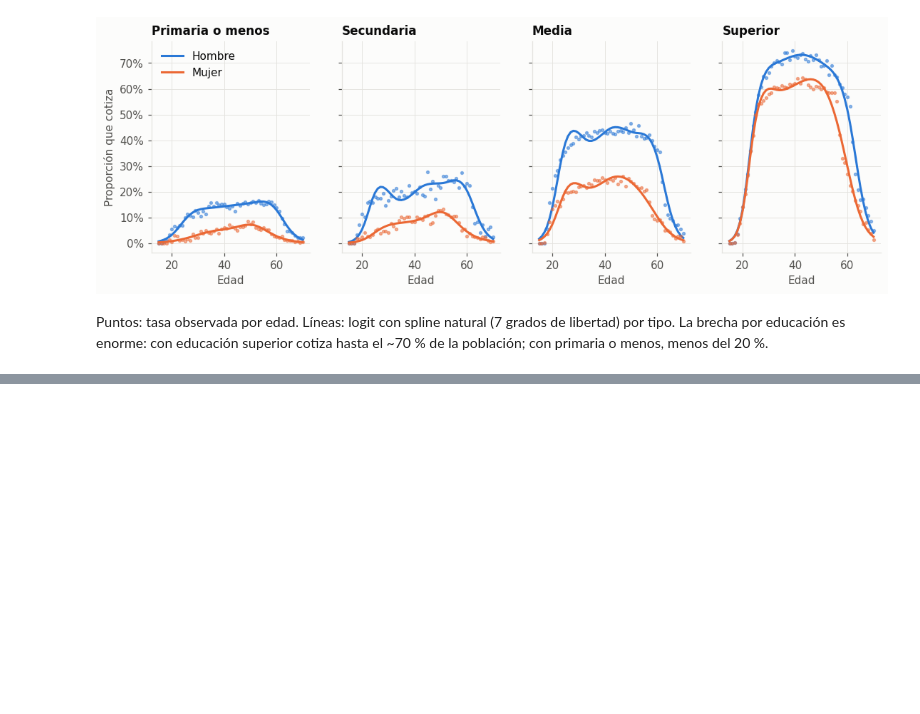
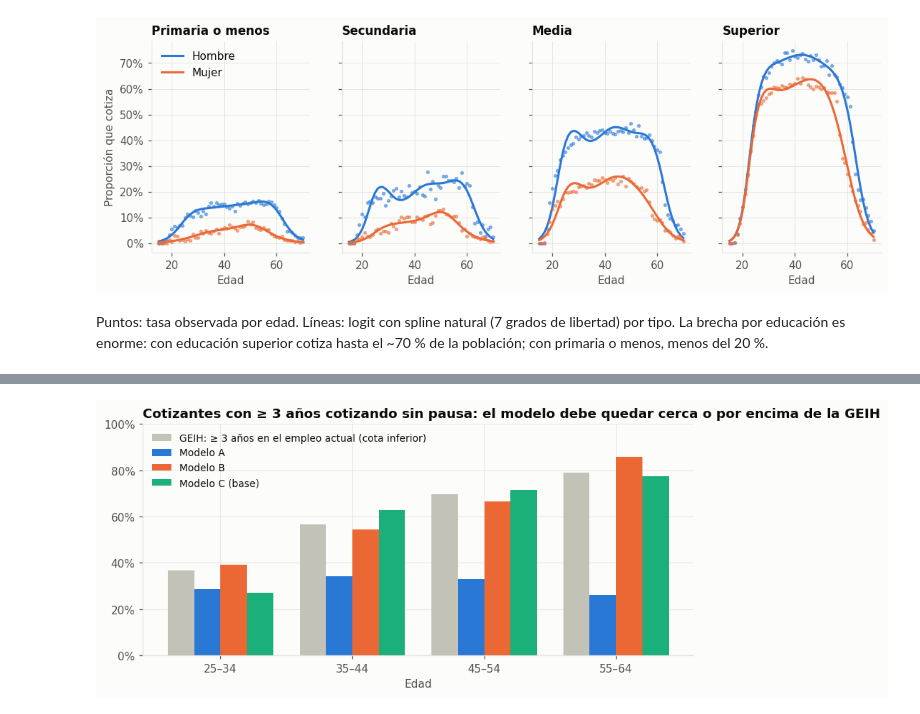
Before and after one commit to IntegralIndefinida/pension-montecarlo, a Jupyter notebook: notebooks/04_cotizacion.ipynb, the cells around one changed output, grey strips where cells are left out. Cells and saved outputs as stored; diff of their text form; code cells hidden in the pictures; blank space fills up the shorter version.

```diff
--- a/notebooks/04_cotizacion.ipynb
+++ b/notebooks/04_cotizacion.ipynb
@@ -319,0 +87,20 @@ pd.DataFrame(filas).set_index("semanas a los 40").style.format({"η medio": "{:.
+# %%
+def calibrar_A():
+    def resid(p):
+        mo = C.momentos(C.ModeloCotizacion(E, tasas_l, np.exp(p[0]), np.exp(p[1])), pob)
+        return [mo["cotizantes_sobre_activos"] - 0.82, mo["alguna_vez"] - 0.77]
+    r = optimize.least_squares(resid, x0=np.log([0.1, 1.3]), diff_step=0.05)
+    return C.ModeloCotizacion(E, tasas_l, float(np.exp(r.x[0])), float(np.exp(r.x[1])))
+
+mA = calibrar_A()
+mB = C.calibrar(tasas, pob, objetivos_periodo=obj, x0=(0.2, 0.8, 4.0))
+mC = C.ModeloCotizacion.cargar()                     # base, estimada con C.estimar()
+modelos = {"A": mA, "B": mB, "C (base)": mC}
+filas = {}
+for k, m in modelos.items():
+    mo = C.momentos(m, pob)
+    filas[k] = {"μ₀": m.mu, "κ": m.kappa, "β": m.beta, "ρ_η": m.rho_eta, **mo}
+filas["Dato"] = {"cotizantes_sobre_activos": 0.82, "alguna_vez": 0.77,
+                 "periodo_25_44": obj[(25, 44)], "periodo_45_64": obj[(45, 64)]}
+cols = ["μ₀", "κ", "β", "ρ_η", "tasa", "cotizantes_sobre_activos", "alguna_vez", "periodo_25_44", "periodo_45_64"]
+pd.DataFrame(filas).T[cols].style.format("{:.3f}", na_rep="")
@@ -319,0 +117,19 @@ pd.DataFrame(filas).set_index("semanas a los 40").style.format({"η medio": "{:.
+# %%
+grupos = [(25, 34), (35, 44), (45, 54), (55, 64)]
+c = geih[(geih.cotiza == 1) & geih.anio.isin(C.ANIOS_TASAS)]
+obs_g = [np.average(c[c.edad.between(a, b)].antiguedad_empleo >= 36, weights=c[c.edad.between(a, b)].fex) for a, b in grupos]
+fig, ax = plt.subplots(figsize=(9, 3.8))
+x = np.arange(len(grupos)); w = 0.2
+ax.bar(x - 1.5 * w, obs_g, w, color="#c3c2b7", label="GEIH: ≥ 3 años en el empleo actual (cota inferior)")
+for i, (k, m) in enumerate(modelos.items()):
+    mo = C.momentos(m, pob, n_por_tipo=2_000, grupos_periodo=grupos)
+    ax.bar(x + (i - 0.5) * w, [mo[f"periodo_{a}_{b}"] for a, b in grupos], w, color=SERIES[i], label=f"Modelo {k}")
+ax.set_xticks(x, [f"{a}–{b}" for a, b in grupos])
+ax.set_xlabel("Edad")
+ax.yaxis.set_major_formatter(pct())
+ax.set_ylim(0, 1)
+ax.set_title("Cotizantes con ≥ 3 años cotizando sin pausa: el modelo debe quedar cerca o por encima de la GEIH")
+ax.legend(loc="upper left", fontsize=9)
+plt.show()
+# %% [output]
+[figure, added]
```
Also changed, not shown: parts of 42 cells of this notebook, 5 other files.
